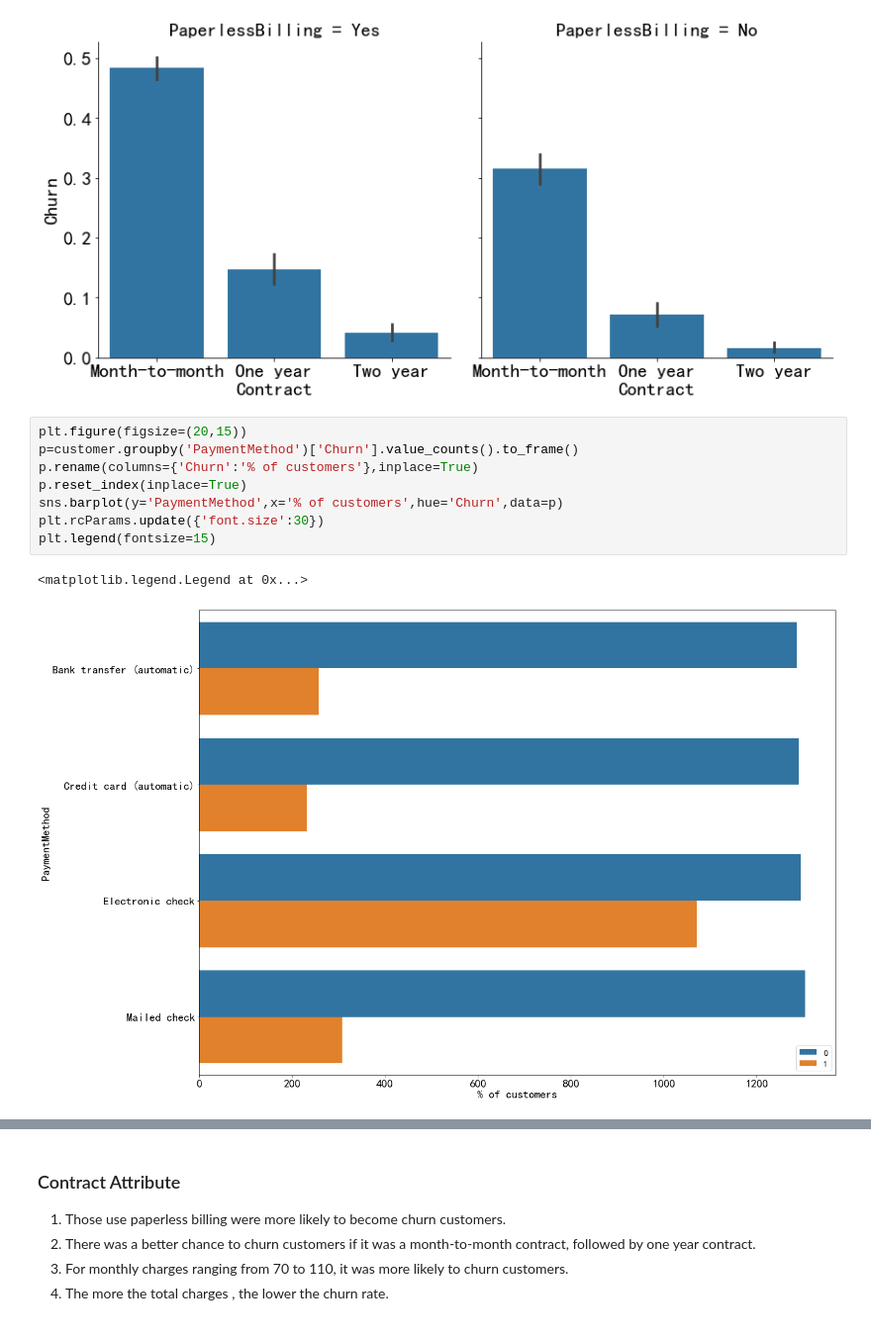
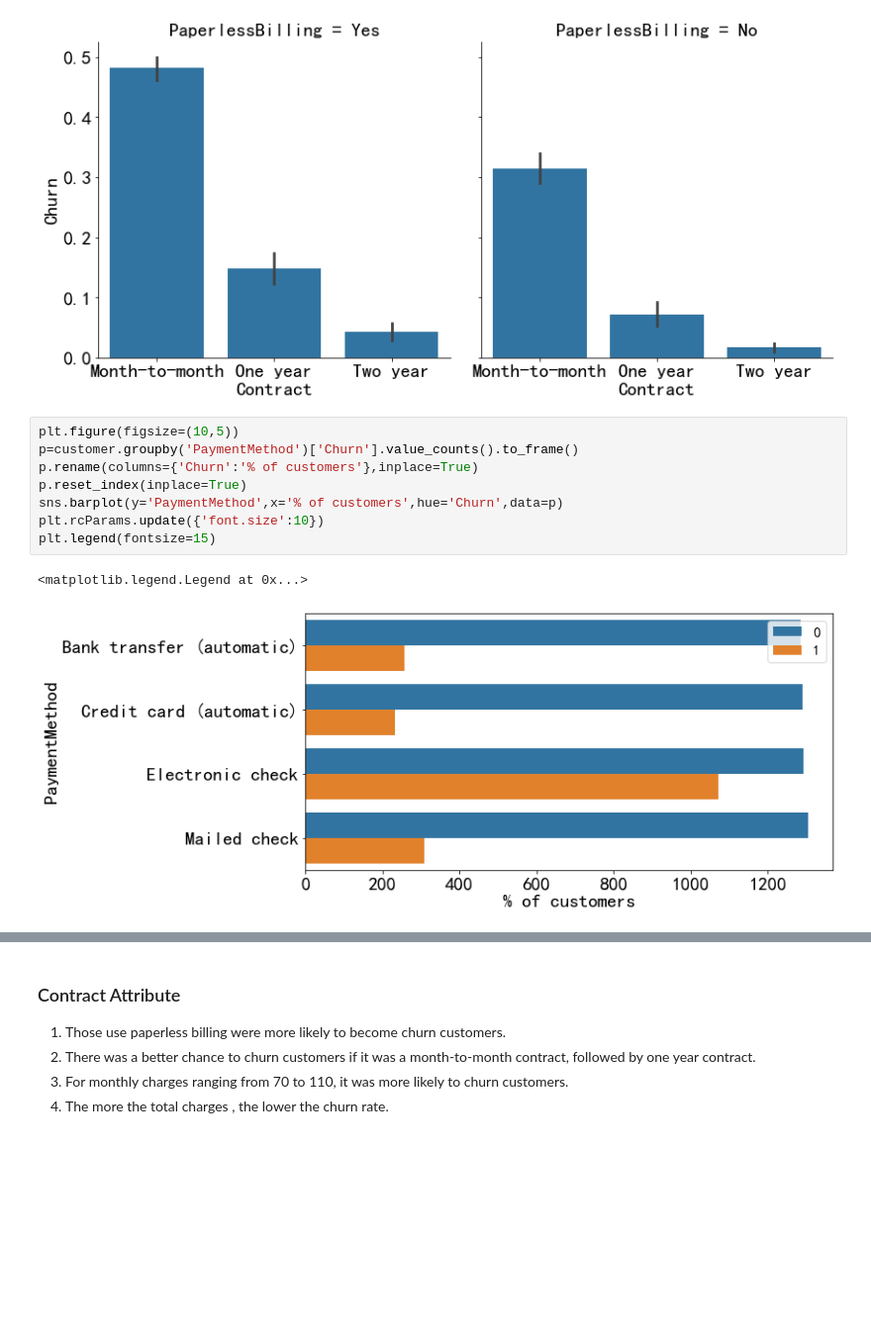
Before and after one commit to dada0804/Airbnb_User_Analysis, a Jupyter notebook: Telco_Customer_Churn/Telco Customer Churn.ipynb, the cells around one changed output, grey strips where cells are left out. Shown at 99% size. Saved outputs shown, nothing was run; the diff lists cells and outputs as text; blank space fills up the shorter version.

```diff
--- a/Telco_Customer_Churn/Telco Customer Churn.ipynb
+++ b/Telco_Customer_Churn/Telco Customer Churn.ipynb
@@ -188,14 +189,14 @@ plt.show()
 # %% [output]
 [figure]
 # %%
-plt.figure(figsize=(20,15))
+plt.figure(figsize=(10,5))
 p=customer.groupby('PaymentMethod')['Churn'].value_counts().to_frame()
 p.rename(columns={'Churn':'% of customers'},inplace=True)
 p.reset_index(inplace=True)
 sns.barplot(y='PaymentMethod',x='% of customers',hue='Churn',data=p)
-plt.rcParams.update({'font.size':30})
+plt.rcParams.update({'font.size':10})
 plt.legend(fontsize=15)
 # %% [output]
 <matplotlib.legend.Legend at 0x...>
-[figure, old version]
+[figure, new version]
 # %%
```
Also changed, not shown: parts of 13 cells of this notebook.
